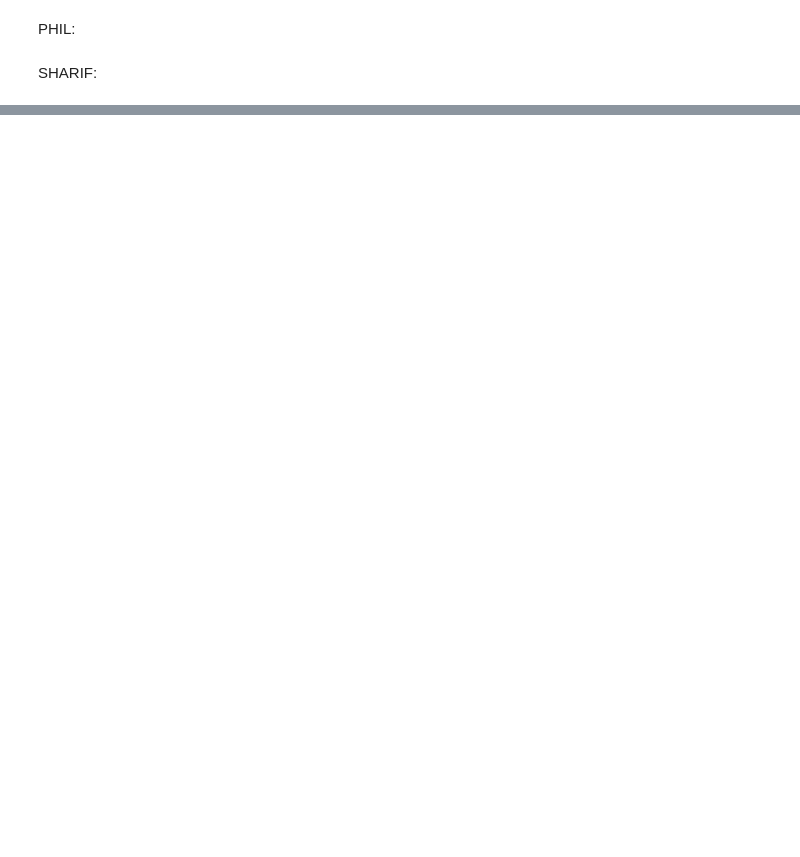
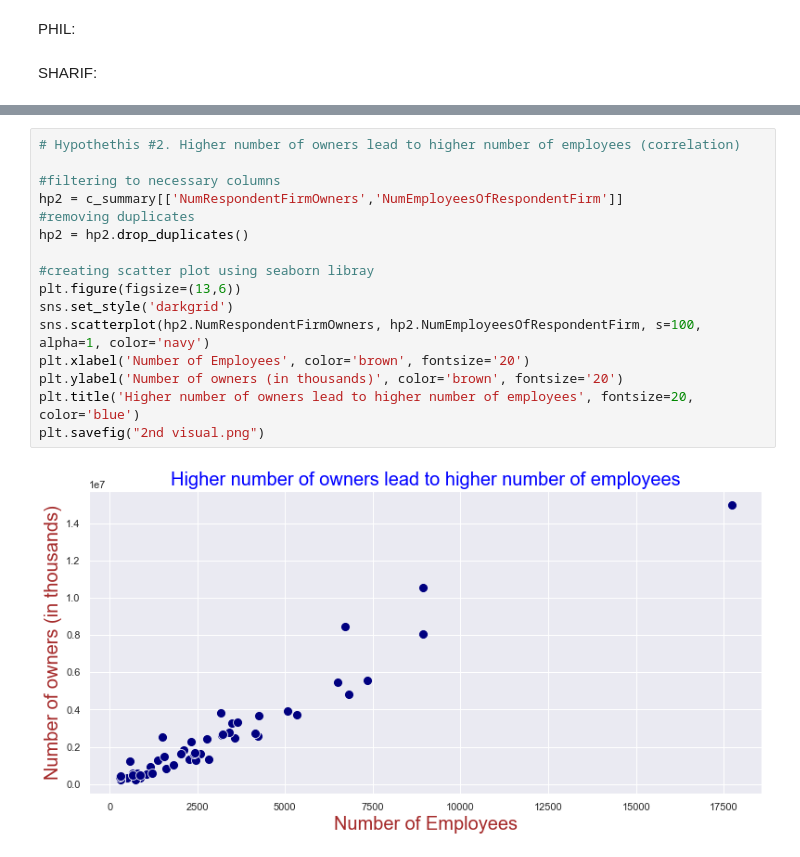
Before and after one commit to Myself1214/LPSW-API-Assesment, a Jupyter notebook: General Code.ipynb, the cells around one changed output, grey strips where cells are left out. Drawn from its saved outputs; the diff is of its cells as text; blank space fills up the shorter version.

```diff
--- a/General Code.ipynb
+++ b/General Code.ipynb
@@ -195,0 +280,18 @@ SHARIF:
+# %%
+# Hypothethis #2. Higher number of owners lead to higher number of employees (correlation)
+
+#filtering to necessary columns
+hp2 = c_summary[['NumRespondentFirmOwners','NumEmployeesOfRespondentFirm']]
+#removing duplicates
+hp2 = hp2.drop_duplicates()
+
+#creating scatter plot using seaborn libray
+plt.figure(figsize=(13,6))
+sns.set_style('darkgrid')
+sns.scatterplot(hp2.NumRespondentFirmOwners, hp2.NumEmployeesOfRespondentFirm, s=100, alpha=1, color='navy')
+plt.xlabel('Number of Employees', color='brown', fontsize='20')
+plt.ylabel('Number of owners (in thousands)', color='brown', fontsize='20')
+plt.title('Higher number of owners lead to higher number of employees', fontsize=20, color='blue')
+plt.savefig("2nd visual.png")
+# %% [output]
+[figure, added]
```
Also changed, not shown: parts of 8 cells of this notebook, 2 other files.
